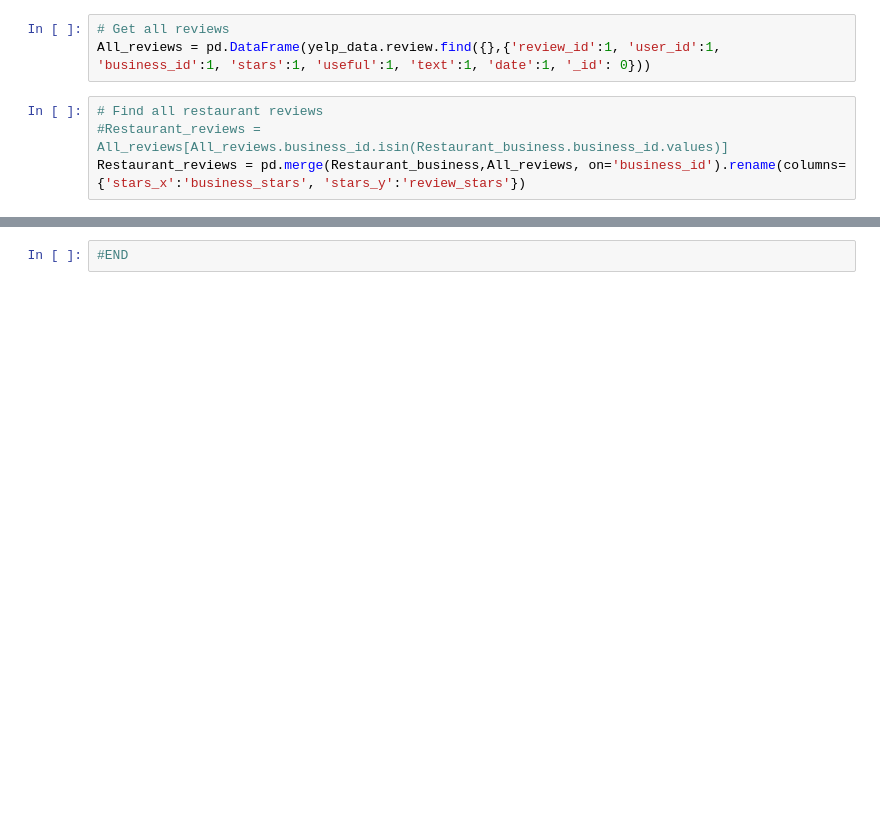
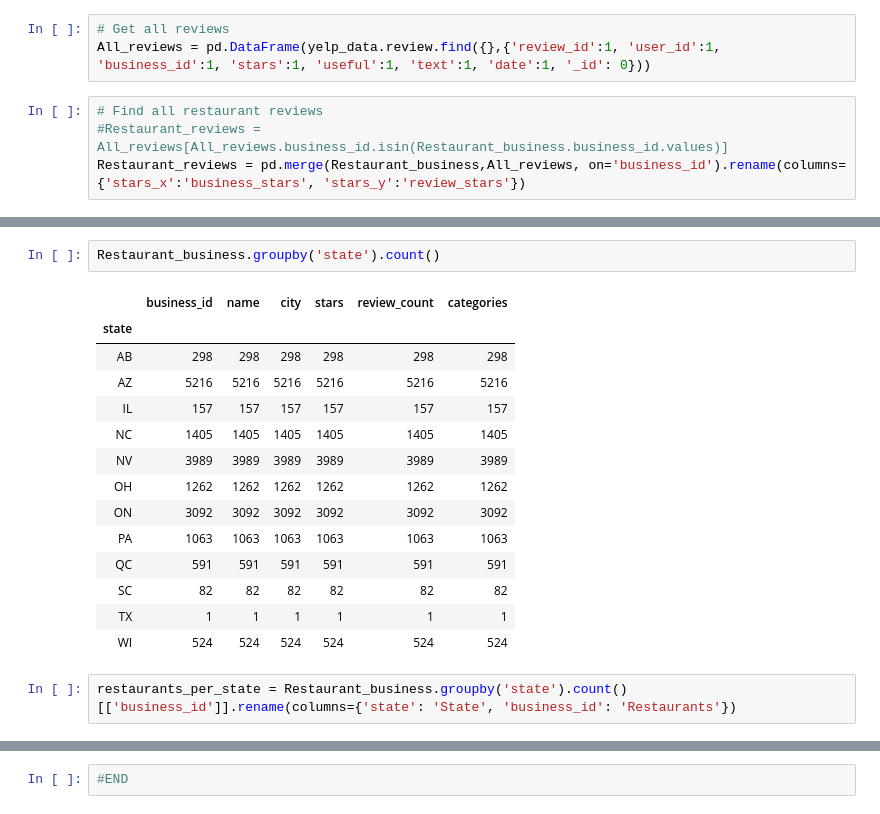
Before and after one commit to AsadBinImtiaz/CS410_UIUC, a Jupyter notebook: prepare_data.ipynb, the cells around one changed output, grey strips where cells are left out. Saved outputs shown, nothing was run; the diff lists cells and outputs as text; blank space fills up the shorter version.

```diff
--- a/prepare_data.ipynb
+++ b/prepare_data.ipynb
@@ -66,0 +69,19 @@ plot.title(f'Number of Reviews Per Rating of {businesses_to_analyse}')
+# %%
+Restaurant_business.groupby('state').count()
+# %% [output]
+|  | business_id | name | city | stars | review_count | categories |
+| state |  |  |  |  |  |  |
+| AB | 298 | 298 | 298 | 298 | 298 | 298 |
+| AZ | 5216 | 5216 | 5216 | 5216 | 5216 | 5216 |
+| IL | 157 | 157 | 157 | 157 | 157 | 157 |
+| NC | 1405 | 1405 | 1405 | 1405 | 1405 | 1405 |
+| NV | 3989 | 3989 | 3989 | 3989 | 3989 | 3989 |
+| OH | 1262 | 1262 | 1262 | 1262 | 1262 | 1262 |
+| ON | 3092 | 3092 | 3092 | 3092 | 3092 | 3092 |
+| PA | 1063 | 1063 | 1063 | 1063 | 1063 | 1063 |
+| QC | 591 | 591 | 591 | 591 | 591 | 591 |
+| SC | 82 | 82 | 82 | 82 | 82 | 82 |
+| TX | 1 | 1 | 1 | 1 | 1 | 1 |
+| WI | 524 | 524 | 524 | 524 | 524 | 524 |
+# %%
+restaurants_per_state = Restaurant_business.groupby('state').count()[['business_id']].rename(columns={'state': 'State', 'business_id': 'Restaurants'})
```
Also changed, not shown: parts of 18 cells of this notebook, 6 other files.
